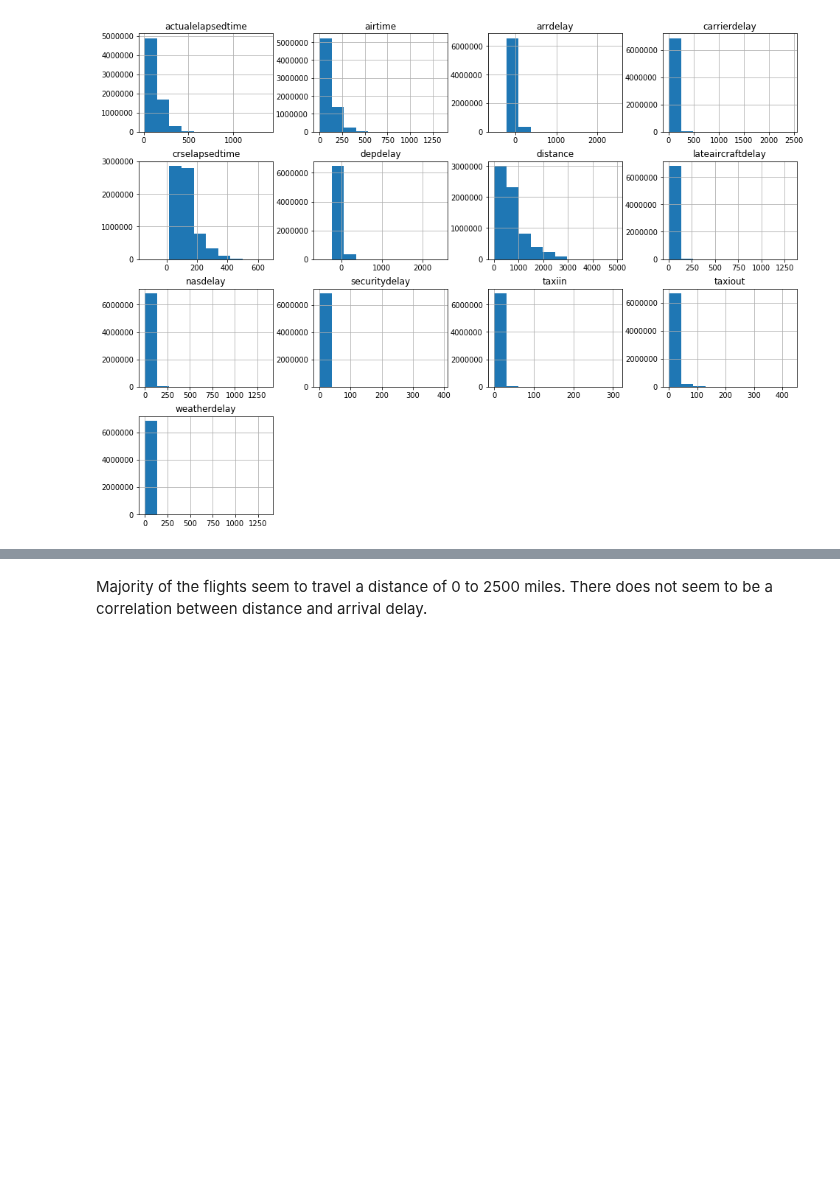
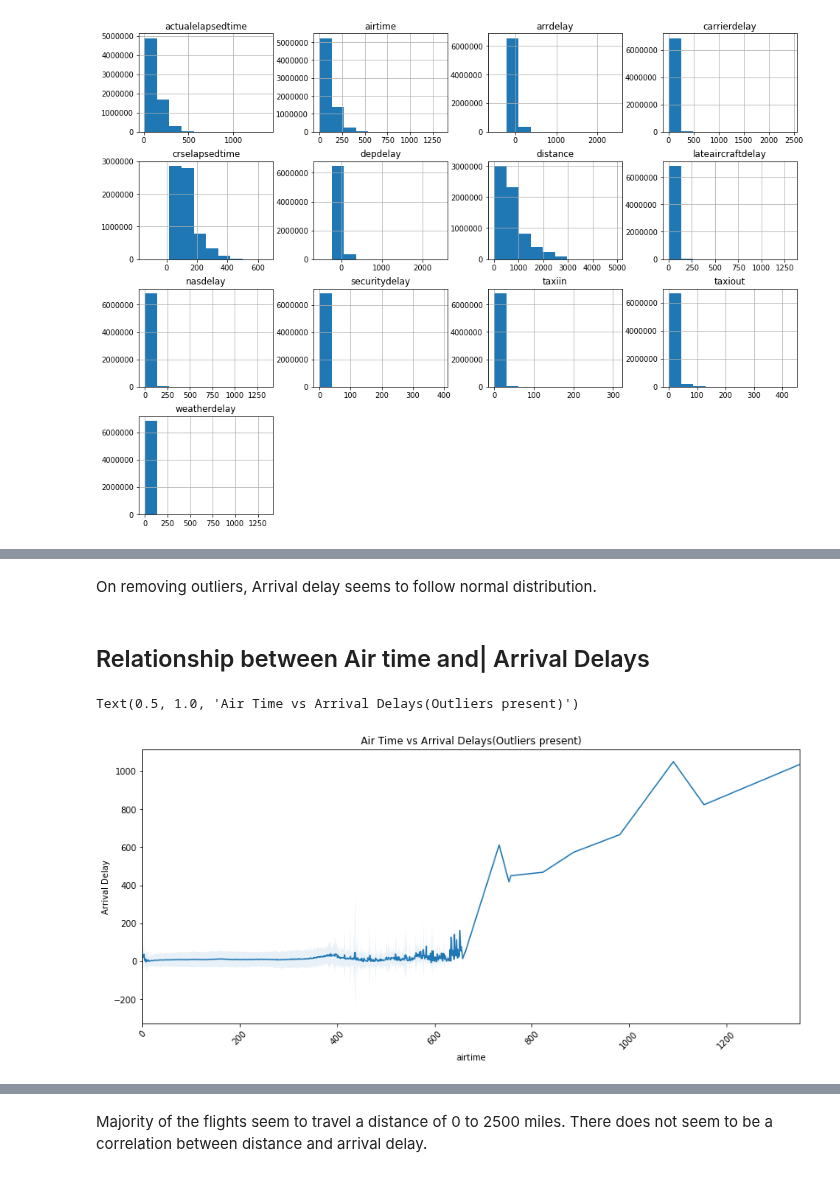
Before and after one commit to command7/exploratory_data_analysis, a Jupyter notebook: Analysis.ipynb, the cells around one changed output, grey strips where cells are left out. Saved outputs shown, nothing was run; the diff lists cells and outputs as text; code cells hidden in the pictures; blank space fills up the shorter version.

```diff
--- a/Analysis.ipynb
+++ b/Analysis.ipynb
@@ -330,38 +306,3 @@ There doesn't seem to be anything wrong with the data for these potential outlie
 flights_data[numeric_vars].hist(figsize=(16,12));
 # %% [output]
 [figure]
-# %%
-# Plotting function
-
-def plot_feature(dataframe, feature):
-    plt.figure(figsize=(14,6))
-    plt.subplot(1,2,1)
-    if (is_numeric_dtype(dataframe[feature])):
-        dataframe[feature].value_counts().sort_index().plot()
-    elif (feature == "month" or feature == "dayofmonth" or feature == "dayofweek"):
-        dataframe[feature].value_counts().sort_index().plot()
-    elif (dataframe[feature].dtype.name == "category"):
-        mean_sorted = dataframe.groupby(feature).arrdelay.mean()
-        mean_levels = mean_sorted.sort_values().index.tolist()
-        dataframe[feature].cat.reorder_categories(mean_levels, inplace=True)
-        dataframe[feature].value_counts().plot()
-    plt.ylabel("frequency")
-    plt.xlabel(feature)
-    plt.xticks(rotation=45)
-    plt.subplot(1,2,2)
-    if (is_numeric_dtype(dataframe[feature])):
-        mean_sorted = dataframe.groupby(feature).arrdelay.mean()
-        std_sorted = dataframe.groupby(feature).arrdelay.std()
-        mean_sorted.plot()
-        plt.fill_between(range(len(std_sorted.index)), mean_sorted.values-std_sorted.values,\
-                         mean_sorted.values + std_sorted.values, alpha=0.1)
-    elif (feature == "month"):
-        sns.boxplot(data=dataframe, x=feature, y="arrdelay", order=month_levels)
-    elif (feature == "dayofmonth"):
-        sns.boxplot(data=dataframe, x=feature, y="arrdelay", order=daymonth_levels)
-    elif (feature == "dayofweek"):
-        sns.boxplot(data=dataframe, x=feature, y="arrdelay", order=dayweek_levels)
-    elif (dataframe[feature].dtype.name == "category"):
-        sns.boxplot(data=dataframe, x=feature, y="arrdelay")
-    plt.xticks(rotation=45)
-    plt.ylabel("Arrival Delay")
@@ -416,0 +313,2 @@ plot_feature(flights_data, "distance")
+# %% [markdown]
+On removing outliers, Arrival delay seems to follow normal distribution.
@@ -416,0 +350,8 @@ plot_feature(flights_data, "distance")
+# %% [markdown]
+## Relationship between Air time and| Arrival Delays
+# %%
+plot_feature(flights_data, "airtime")
+plt.title("Air Time vs Arrival Delays(Outliers present)")
+# %% [output]
+Text(0.5, 1.0, 'Air Time vs Arrival Delays(Outliers present)')
+[figure, added]
```
Also changed, not shown: parts of 67 cells of this notebook, 2 other files.
